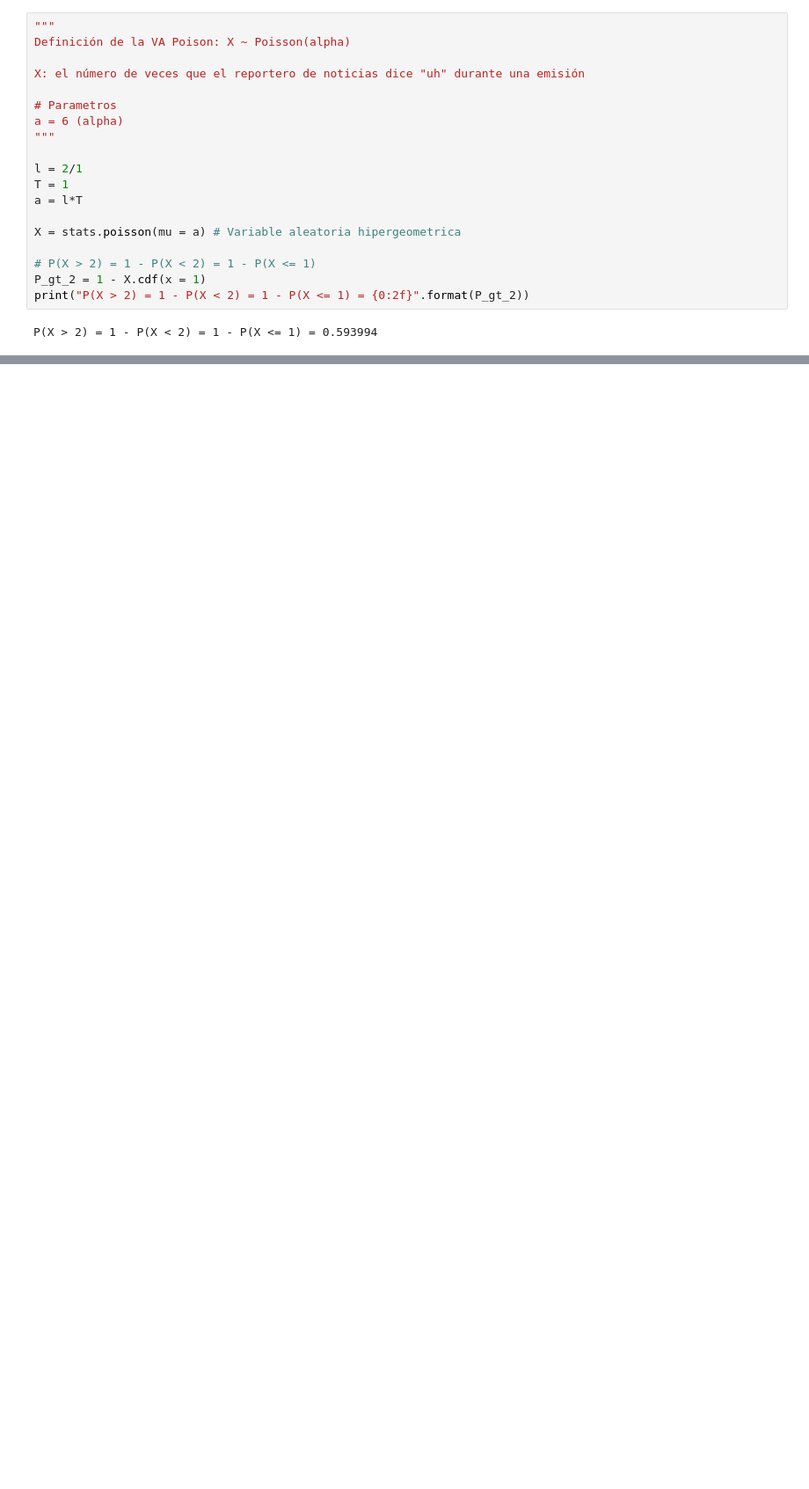
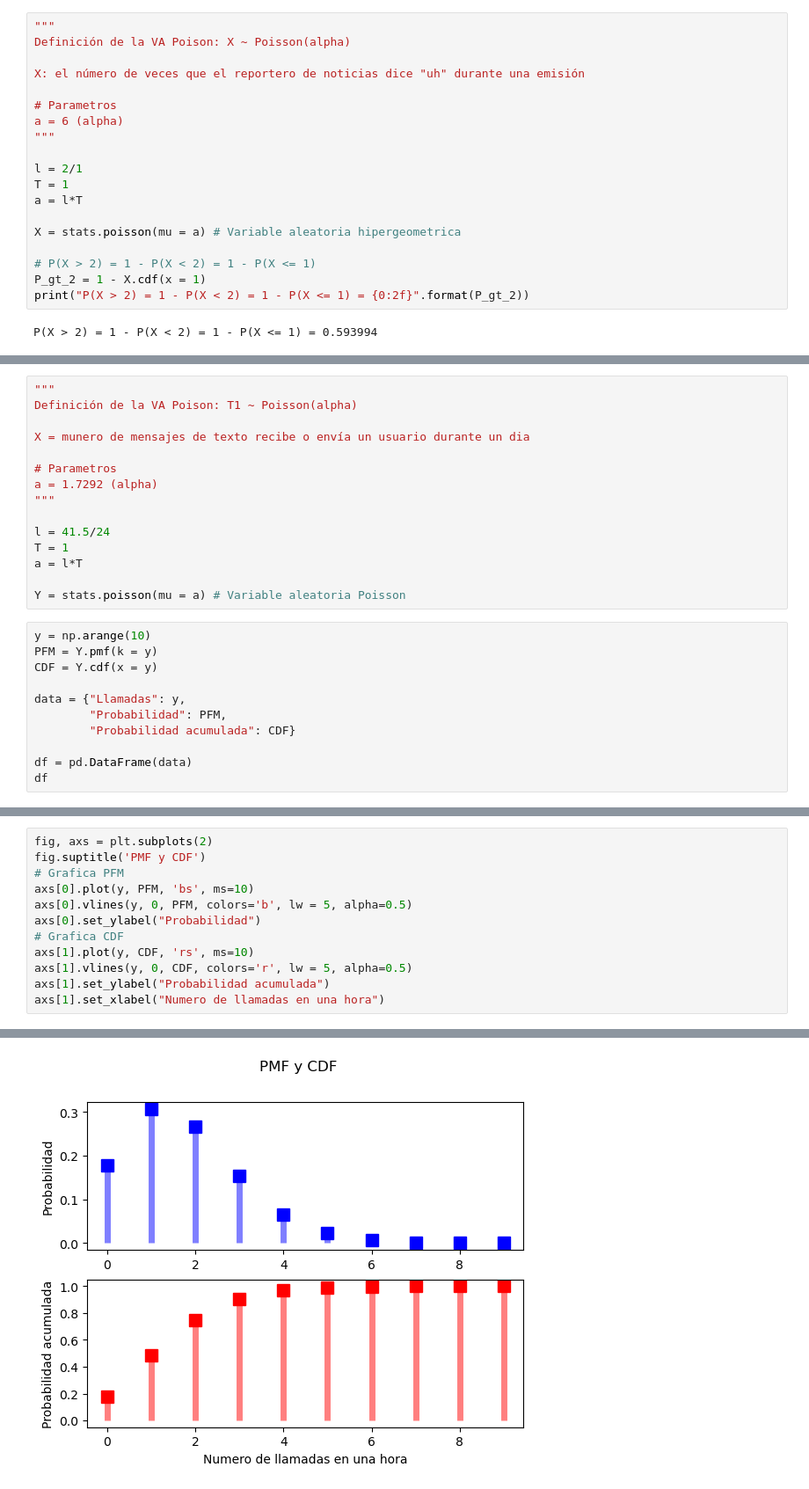
Before and after one commit to tigarto/curso_2023-1, a Jupyter notebook: variables_aleatorias/poisson.ipynb, the cells around one changed output, grey strips where cells are left out. Shown at 88% size. Saved outputs shown, nothing was run; the diff lists cells and outputs as text; blank space fills up the shorter version.

```diff
--- a/variables_aleatorias/poisson.ipynb
+++ b/variables_aleatorias/poisson.ipynb
@@ -132,0 +284,26 @@ P(X > 2) = 1 - P(X < 2) = 1 - P(X <= 1) = 0.593994
+# %%
+"""
+Definición de la VA Poison: T1 ~ Poisson(alpha)
+
+X = munero de mensajes de texto recibe o envía un usuario durante un dia
+
+# Parametros
+a = 1.7292 (alpha)
+"""
+
+l = 41.5/24
+T = 1
+a = l*T
+
+Y = stats.poisson(mu = a) # Variable aleatoria Poisson
+# %%
+y = np.arange(10)
+PFM = Y.pmf(k = y)
+CDF = Y.cdf(x = y)
+
+data = {"Llamadas": y,
+        "Probabilidad": PFM,
+        "Probabilidad acumulada": CDF}
+
+df = pd.DataFrame(data)
+df
@@ -132,0 +322,13 @@ P(X > 2) = 1 - P(X < 2) = 1 - P(X <= 1) = 0.593994
+# %%
+fig, axs = plt.subplots(2)
+fig.suptitle('PMF y CDF')
+# Grafica PFM
+axs[0].plot(y, PFM, 'bs', ms=10)
+axs[0].vlines(y, 0, PFM, colors='b', lw = 5, alpha=0.5)
+axs[0].set_ylabel("Probabilidad")
+# Grafica CDF
+axs[1].plot(y, CDF, 'rs', ms=10)
+axs[1].vlines(y, 0, CDF, colors='r', lw = 5, alpha=0.5)
+axs[1].set_ylabel("Probabilidad acumulada")
+axs[1].set_xlabel("Numero de llamadas en una hora")
+# %% [output]
@@ -132,0 +336 @@ P(X > 2) = 1 - P(X < 2) = 1 - P(X <= 1) = 0.593994
+[figure, added]
```
Also changed, not shown: parts of 21 cells of this notebook.
